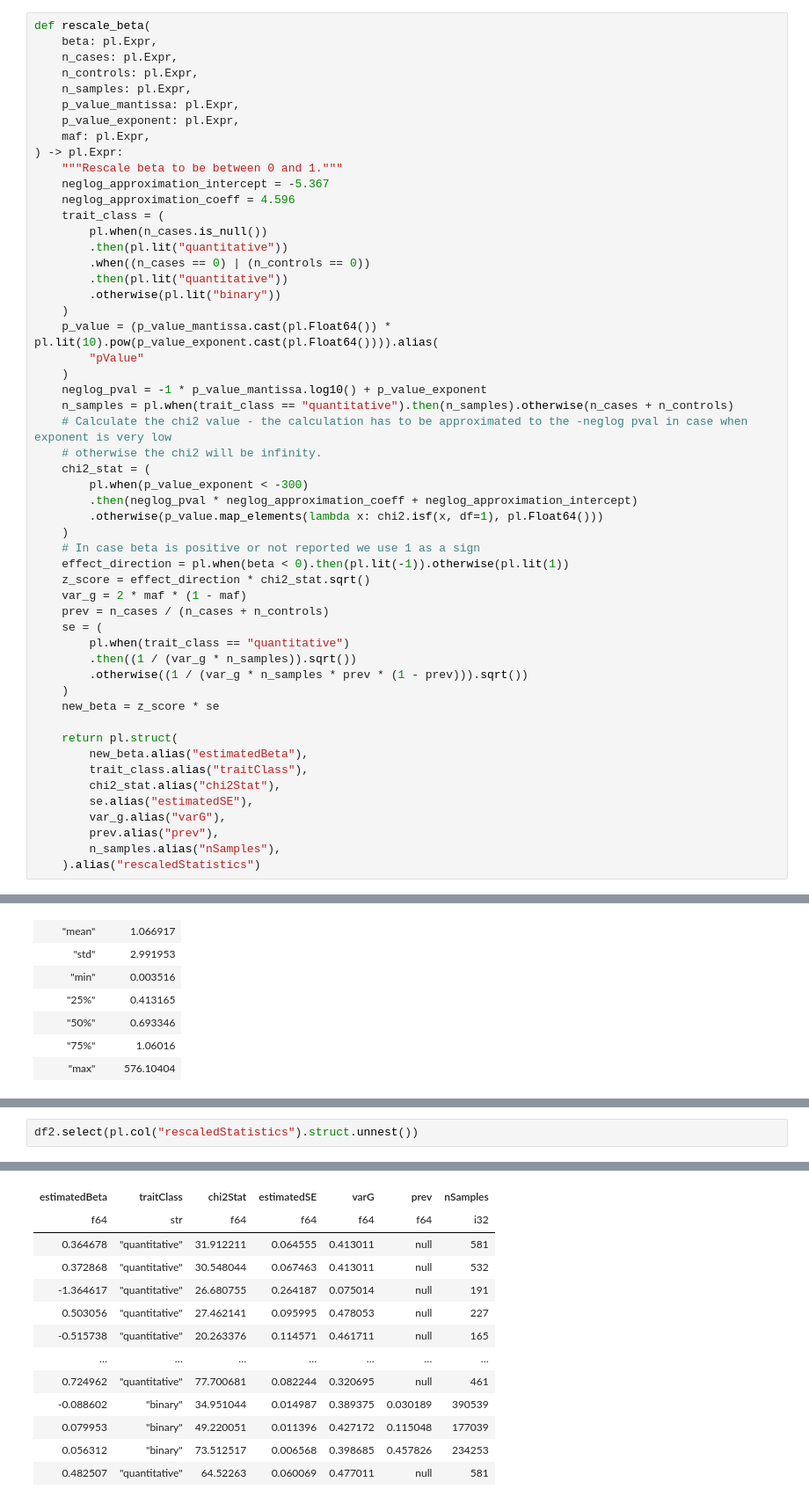
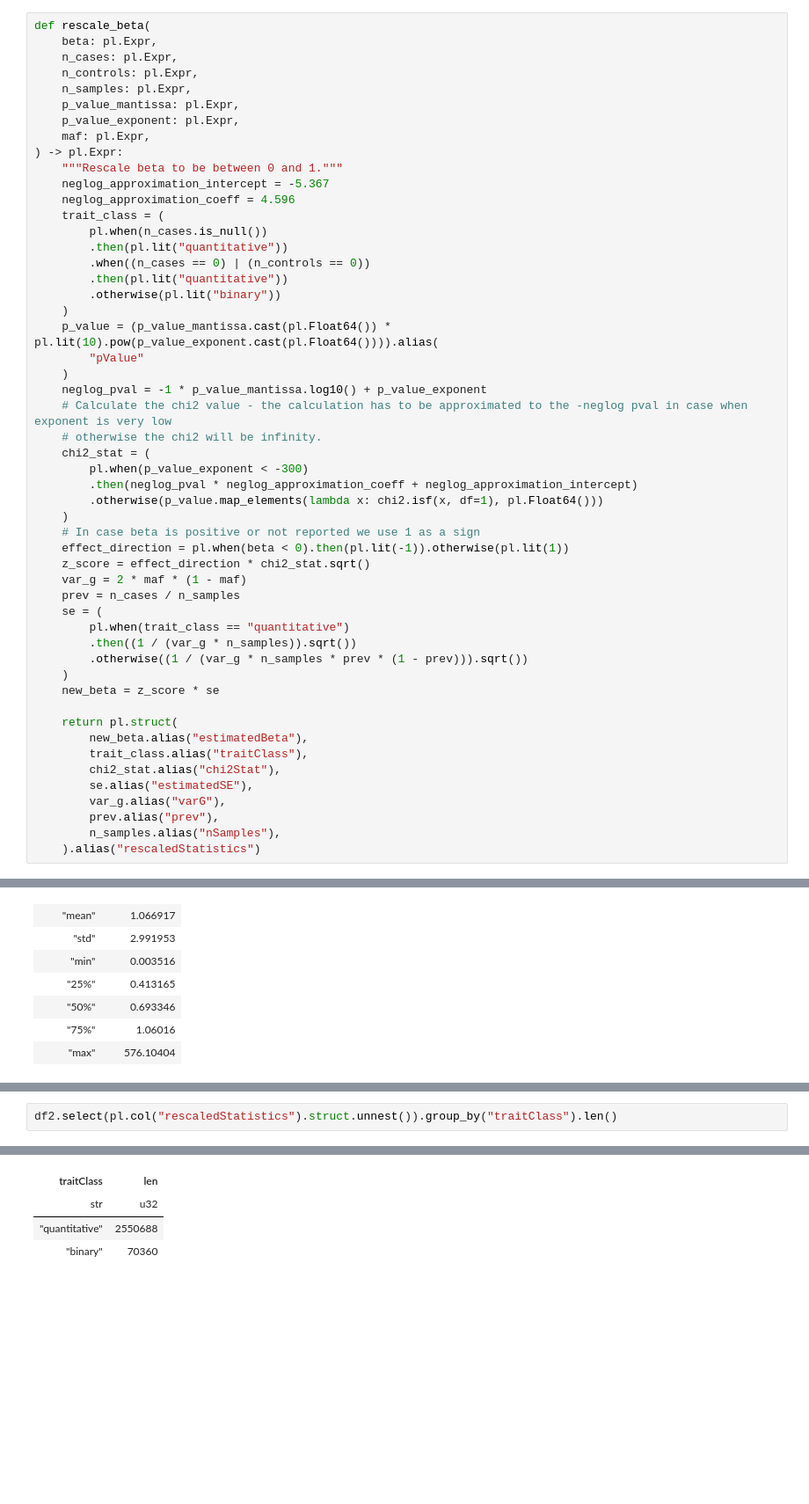
Before and after one commit to opentargets/Gentropy-manuscript, a Jupyter notebook: chapters/variant_effect_prediction/02_variance_explained.ipynb, the cells around one changed output, grey strips where cells are left out. Shown at 88% size. Drawn from its saved outputs; the diff is of its cells as text; blank space fills up the shorter version.

Commit message:
fix: change nCases + nControls to nSamples directly

```diff
--- a/chapters/variant_effect_prediction/02_variance_explained.ipynb
+++ b/chapters/variant_effect_prediction/02_variance_explained.ipynb
@@ -123,7 +145,6 @@ def rescale_beta(
         "pValue"
     )
     neglog_pval = -1 * p_value_mantissa.log10() + p_value_exponent
-    n_samples = pl.when(trait_class == "quantitative").then(n_samples).otherwise(n_cases + n_controls)
     # Calculate the chi2 value - the calculation has to be approximated to the -neglog pval in case when exponent is very low
     # otherwise the chi2 will be infinity.
     chi2_stat = (
@@ -135,7 +156,7 @@ def rescale_beta(
     effect_direction = pl.when(beta < 0).then(pl.lit(-1)).otherwise(pl.lit(1))
     z_score = effect_direction * chi2_stat.sqrt()
     var_g = 2 * maf * (1 - maf)
-    prev = n_cases / (n_cases + n_controls)
+    prev = n_cases / n_samples
     se = (
         pl.when(trait_class == "quantitative")
         .then((1 / (var_g * n_samples)).sqrt())
@@ -218,3 +234,3 @@ shape: (9, 2)
 # %%
-df2.select(pl.col("rescaledStatistics").struct.unnest())
+df2.select(pl.col("rescaledStatistics").struct.unnest()).group_by("traitClass").len()
 # %% [output]
@@ -222,13 +238,4 @@ shape: (2_621_048, 7)
-| estimatedBeta | traitClass | chi2Stat | estimatedSE | varG | prev | nSamples |
-| f64 | str | f64 | f64 | f64 | f64 | i32 |
-| 0.364678 | "quantitative" | 31.912211 | 0.064555 | 0.413011 | null | 581 |
-| 0.372868 | "quantitative" | 30.548044 | 0.067463 | 0.413011 | null | 532 |
-| -1.364617 | "quantitative" | 26.680755 | 0.264187 | 0.075014 | null | 191 |
-| 0.503056 | "quantitative" | 27.462141 | 0.095995 | 0.478053 | null | 227 |
-| -0.515738 | "quantitative" | 20.263376 | 0.114571 | 0.461711 | null | 165 |
-| … | … | … | … | … | … | … |
-| 0.724962 | "quantitative" | 77.700681 | 0.082244 | 0.320695 | null | 461 |
-| -0.088602 | "binary" | 34.951044 | 0.014987 | 0.389375 | 0.030189 | 390539 |
-| 0.079953 | "binary" | 49.220051 | 0.011396 | 0.427172 | 0.115048 | 177039 |
-| 0.056312 | "binary" | 73.512517 | 0.006568 | 0.398685 | 0.457826 | 234253 |
-| 0.482507 | "quantitative" | 64.52263 | 0.060069 | 0.477011 | null | 581 |
+| traitClass | len |
+| str | u32 |
+| "quantitative" | 2550688 |
+| "binary" | 70360 |
```
Also changed, not shown: parts of 28 cells of this notebook.
